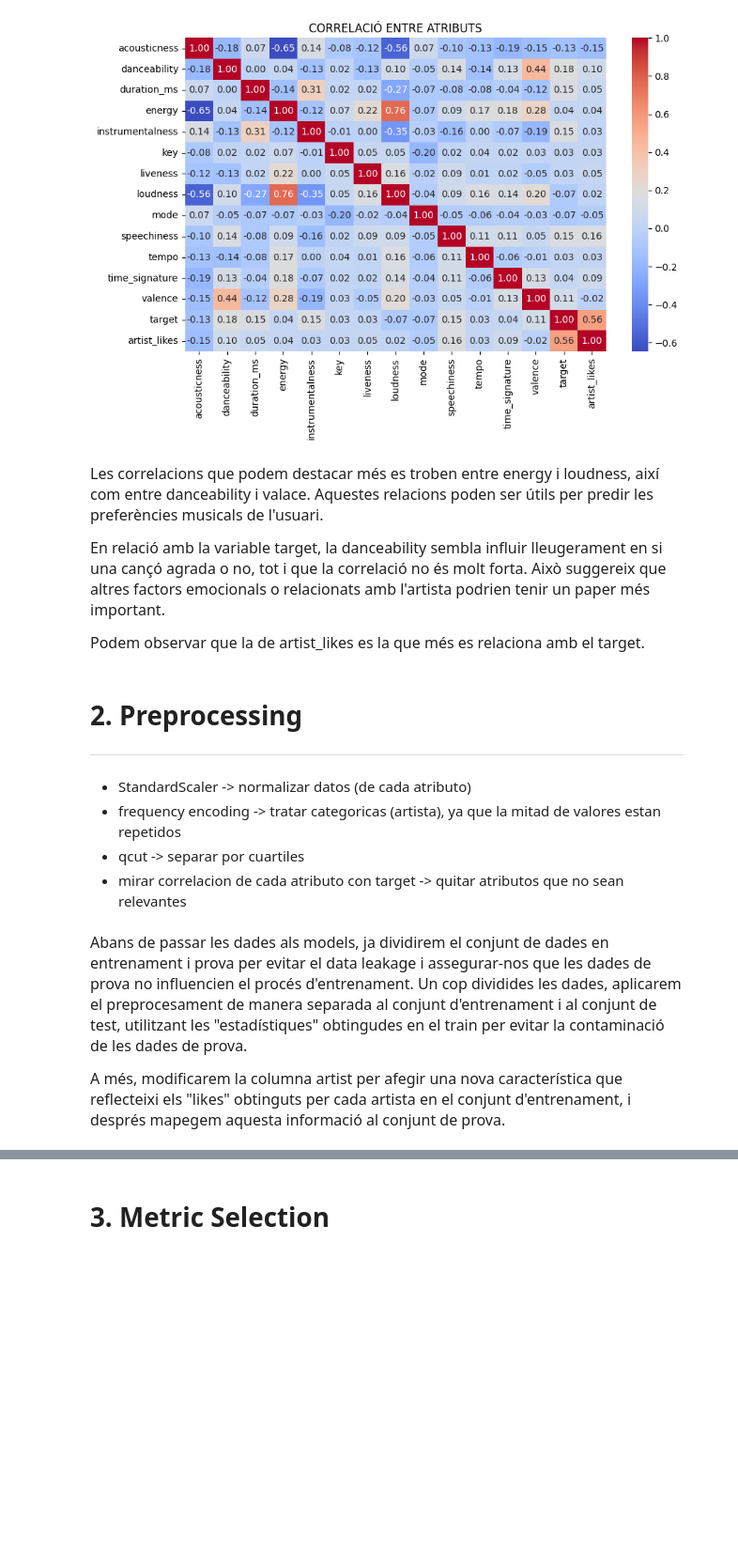
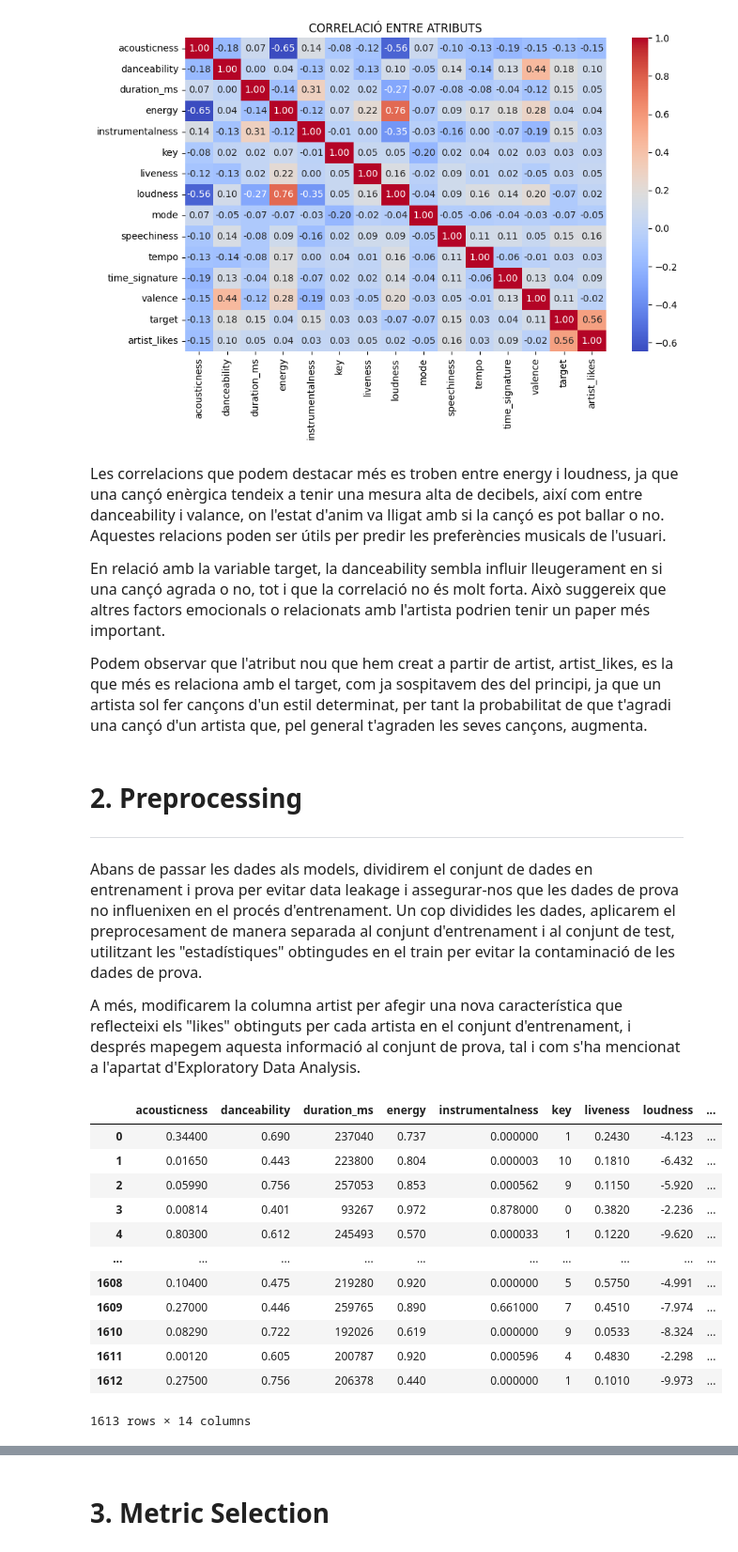
Before and after one commit to laranyeta/APC-Kaggle, a Jupyter notebook: APC_Kaggle_SpotifySongAttributes.ipynb, the cells around one changed output, grey strips where cells are left out. Shown at 94% size. Drawn from its saved outputs; the diff is of its cells as text; code cells hidden in the pictures; blank space fills up the shorter version.

```diff
--- a/APC_Kaggle_SpotifySongAttributes.ipynb
+++ b/APC_Kaggle_SpotifySongAttributes.ipynb
@@ -161,41 +163,52 @@ plt.show()
 [figure]
 # %% [markdown]
 <section style="color: #525958;">
-<p style="font-family: 'Arial'; font-size:16px;">Les correlacions que podem destacar més es troben entre energy i loudness, així com entre danceability i valace. Aquestes relacions poden ser útils per predir les preferències musicals de l'usuari.</p>
+<p style="font-family: 'Arial'; font-size:16px;">Les correlacions que podem destacar més es troben entre energy i loudness, ja que una cançó enèrgica tendeix a tenir una mesura alta de decibels, així com entre danceability i valance, on l'estat d'anim va lligat amb si la cançó es pot ballar o no. Aquestes relacions poden ser útils per predir les preferències musicals de l'usuari.</p>
 
 <p style="font-family: 'Arial'; font-size:16px;">En relació amb la variable target, la danceability sembla influir lleugerament en si una cançó agrada o no, tot i que la correlació no és molt forta. Això suggereix que altres factors emocionals o relacionats amb l'artista podrien tenir un paper més important.</p>
 
-<p style="font-family: 'Arial'; font-size:16px;">Podem observar que la de artist_likes es la que més es relaciona amb el target.</p>
+<p style="font-family: 'Arial'; font-size:16px;">Podem observar que l'atribut nou que hem creat a partir de artist, artist_likes, es la que més es relaciona amb el target, com ja sospitavem des del principi, ja que un artista sol fer cançons d'un estil determinat, per tant la probabilitat de que t'agradi una cançó d'un artista que, pel general t'agraden les seves cançons, augmenta.</p>
 
 </section>
 # %% [markdown]
 # 2. Preprocessing
 <hr/>
-# %% [markdown]
-- StandardScaler -> normalizar datos (de cada atributo)
-- frequency encoding -> tratar categoricas (artista), ya que la mitad de valores estan repetidos
-- qcut -> separar por cuartiles
-- mirar correlacion de cada atributo con target -> quitar atributos que no sean relevantes
 # %% [markdown]
 <section style="color: #525958;">
-<p style="font-family: 'Arial'; font-size:16px;">Abans de passar les dades als models, ja dividirem el conjunt de dades en entrenament i prova per evitar el data leakage i assegurar-nos que les dades de prova no influencien el procés d'entrenament. Un cop dividides les dades, aplicarem el preprocesament de manera separada al conjunt d'entrenament i al conjunt de test, utilitzant les "estadístiques" obtingudes en el train per evitar la contaminació de les dades de prova.</p>
+<p style="font-family: 'Arial'; font-size:16px;">Abans de passar les dades als models, dividirem el conjunt de dades en entrenament i prova per evitar data leakage i assegurar-nos que les dades de prova no influenixen en el procés d'entrenament. Un cop dividides les dades, aplicarem el preprocesament de manera separada al conjunt d'entrenament i al conjunt de test, utilitzant les "estadístiques" obtingudes en el train per evitar la contaminació de les dades de prova.</p>
 
-<p style="font-family: 'Arial'; font-size:16px;">A més, modificarem la columna artist per afegir una nova característica que reflecteixi els "likes" obtinguts per cada artista en el conjunt d'entrenament, i després mapegem aquesta informació al conjunt de prova.</p>
+<p style="font-family: 'Arial'; font-size:16px;">A més, modificarem la columna artist per afegir una nova característica que reflecteixi els "likes" obtinguts per cada artista en el conjunt d'entrenament, i després mapegem aquesta informació al conjunt de prova, tal i com s'ha mencionat a l'apartat d'Exploratory Data Analysis.</p>
 </section>
 # %%
 t=df.drop('song_title',axis=1)
 X = t.drop('target', axis=1)
 y = t['target']
 
 X_train, X_test, y_train, y_test = train_test_split(X, y, test_size=0.2, random_state=42, stratify=y)
 
 X_train['target']=y_train
 artist_likes = X_train[X_train['target'] == 1].groupby('artist').size()
 X_train['artist_likes'] = X_train['artist'].map(artist_likes).fillna(0)
 X_train=X_train.drop('artist', axis=1)
 X_train=X_train.drop('target',axis=1)
 X_train = X_train.reset_index(drop=True)
 
 X_test['artist_likes'] = X_test['artist'].map(artist_likes).fillna(0)
 X_test= X_test.drop('artist', axis=1)
 X_test = X_test.reset_index(drop=True)
+
+X_train
+# %% [output]
+|  | acousticness | danceability | duration_ms | energy | instrumentalness | key | liveness | loudness | ... |
+| 0 | 0.34400 | 0.690 | 237040 | 0.737 | 0.000000 | 1 | 0.2430 | -4.123 | ... |
+| 1 | 0.01650 | 0.443 | 223800 | 0.804 | 0.000003 | 10 | 0.1810 | -6.432 | ... |
+| 2 | 0.05990 | 0.756 | 257053 | 0.853 | 0.000562 | 9 | 0.1150 | -5.920 | ... |
+| 3 | 0.00814 | 0.401 | 93267 | 0.972 | 0.878000 | 0 | 0.3820 | -2.236 | ... |
+| 4 | 0.80300 | 0.612 | 245493 | 0.570 | 0.000033 | 1 | 0.1220 | -9.620 | ... |
+| ... | ... | ... | ... | ... | ... | ... | ... | ... | ... |
+| 1608 | 0.10400 | 0.475 | 219280 | 0.920 | 0.000000 | 5 | 0.5750 | -4.991 | ... |
+| 1609 | 0.27000 | 0.446 | 259765 | 0.890 | 0.661000 | 7 | 0.4510 | -7.974 | ... |
+| 1610 | 0.08290 | 0.722 | 192026 | 0.619 | 0.000000 | 9 | 0.0533 | -8.324 | ... |
+| 1611 | 0.00120 | 0.605 | 200787 | 0.920 | 0.000596 | 4 | 0.4830 | -2.298 | ... |
+| 1612 | 0.27500 | 0.756 | 206378 | 0.440 | 0.000000 | 1 | 0.1010 | -9.973 | ... |
+1613 rows × 14 columns
```
Also changed, not shown: parts of 11 cells of this notebook.
